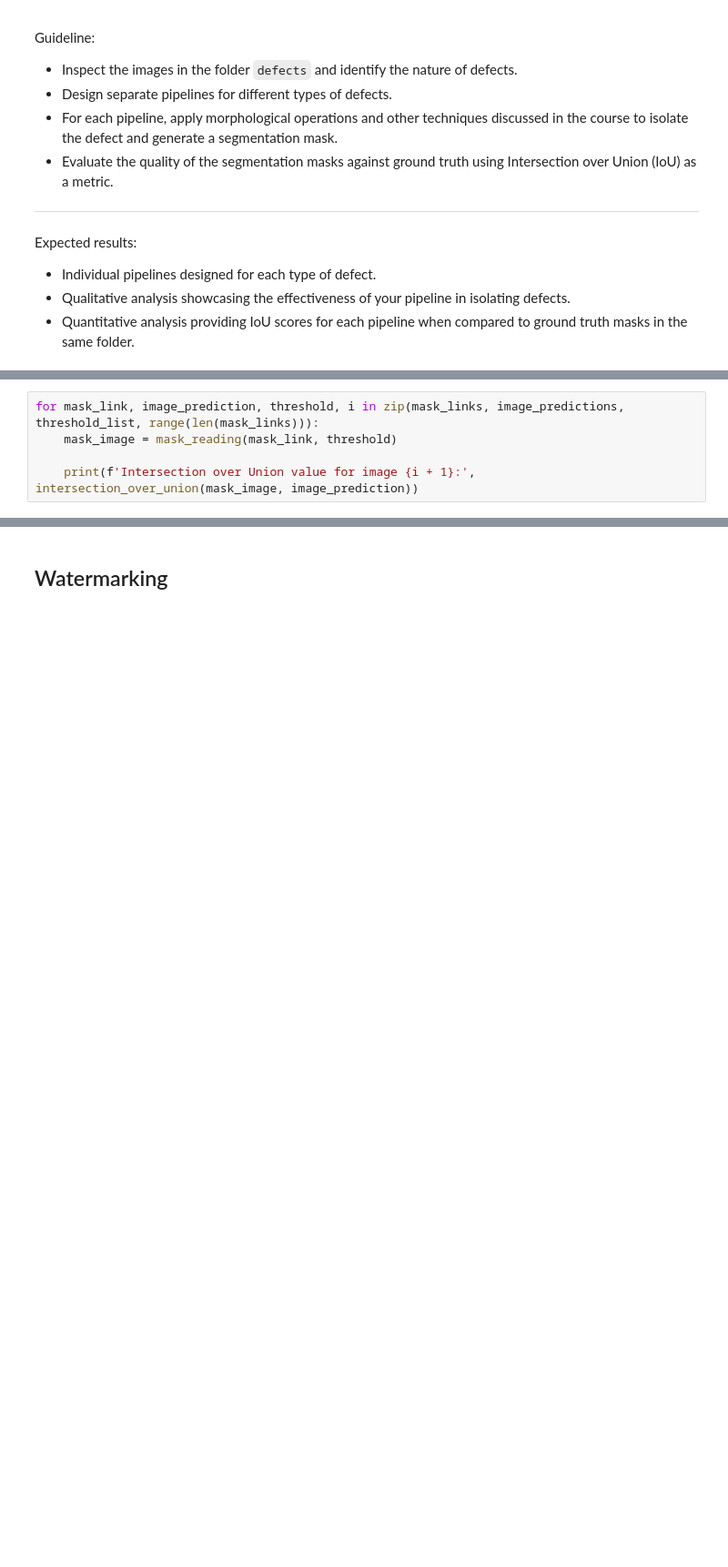
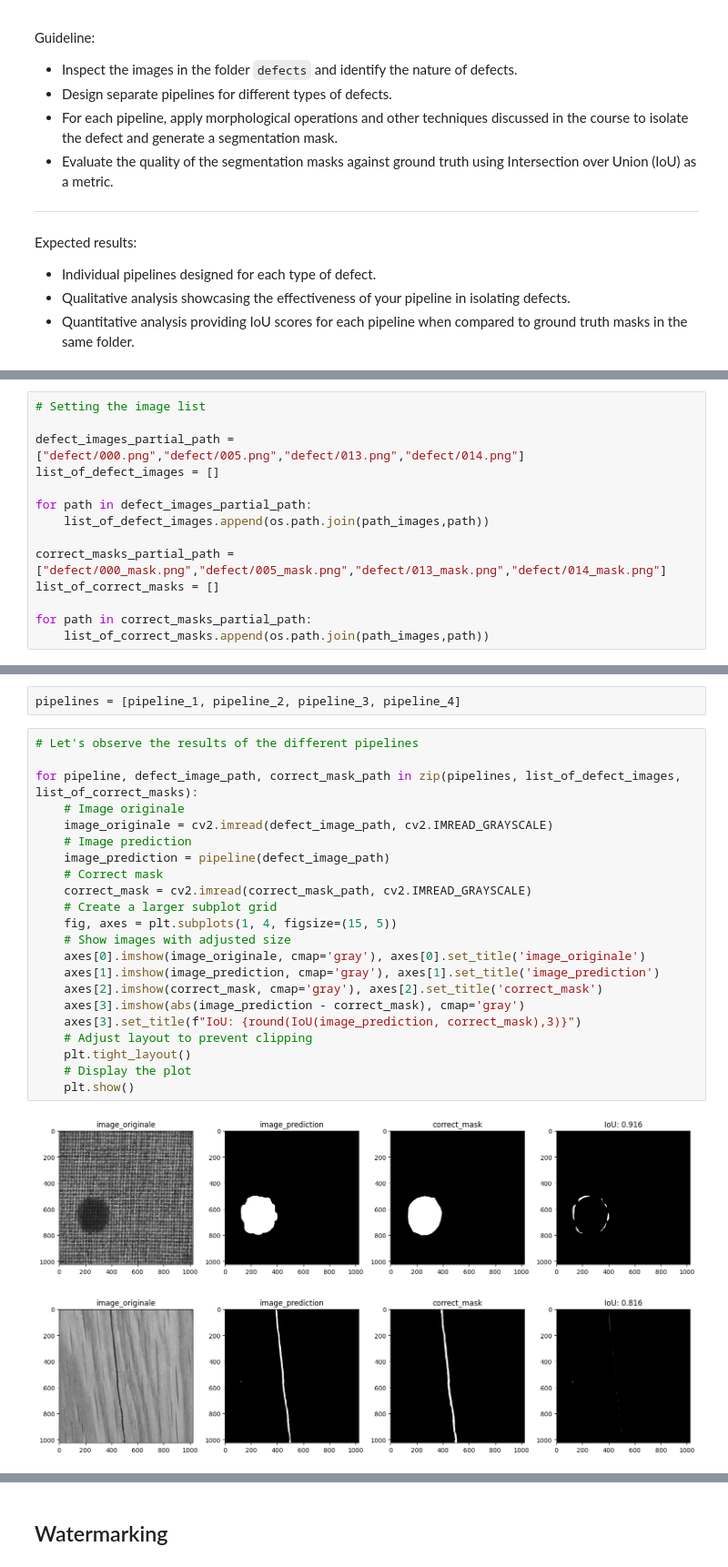
Before and after one commit to IvanGomez37/UAB23-Computer-Vision-Labs, a Jupyter notebook: Lab 2/Practicum_Fundamentals_CV_Students_Lab2.ipynb, the cells around one changed output, grey strips where cells are left out. Shown at 91% size. Drawn from its saved outputs; the diff is of its cells as text; blank space fills up the shorter version.

Commit message:
Defect detection with Morphological operations + Watermarking

```diff
--- a/Lab 2/Practicum_Fundamentals_CV_Students_Lab2.ipynb
+++ b/Lab 2/Practicum_Fundamentals_CV_Students_Lab2.ipynb
@@ -806,5 +525,0 @@ mask_links = [os.path.join(path_images, "defect/000_mask.png"),
-# %%
-for mask_link, image_prediction, threshold, i in zip(mask_links, image_predictions, threshold_list, range(len(mask_links))):
-    mask_image = mask_reading(mask_link, threshold)
-
-    print(f'Intersection over Union value for image {i + 1}:', intersection_over_union(mask_image, image_prediction))
@@ -815,0 +554,14 @@ Intersection over Union value for image 4: 0.9999999999543462
+# %%
+# Setting the image list
+
+defect_images_partial_path = ["defect/000.png","defect/005.png","defect/013.png","defect/014.png"]
+list_of_defect_images = []
+
+for path in defect_images_partial_path:
+    list_of_defect_images.append(os.path.join(path_images,path))
+
+correct_masks_partial_path = ["defect/000_mask.png","defect/005_mask.png","defect/013_mask.png","defect/014_mask.png"]
+list_of_correct_masks = []
+
+for path in correct_masks_partial_path:
+    list_of_correct_masks.append(os.path.join(path_images,path))
@@ -815,0 +645,27 @@ Intersection over Union value for image 4: 0.9999999999543462
+# %%
+pipelines = [pipeline_1, pipeline_2, pipeline_3, pipeline_4]
+# %%
+# Let's observe the results of the different pipelines
+
+for pipeline, defect_image_path, correct_mask_path in zip(pipelines, list_of_defect_images, list_of_correct_masks):
+    # Image originale
+    image_originale = cv2.imread(defect_image_path, cv2.IMREAD_GRAYSCALE)
+    # Image prediction
+    image_prediction = pipeline(defect_image_path)
+    # Correct mask
+    correct_mask = cv2.imread(correct_mask_path, cv2.IMREAD_GRAYSCALE)
+    # Create a larger subplot grid
+    fig, axes = plt.subplots(1, 4, figsize=(15, 5))
+    # Show images with adjusted size
+    axes[0].imshow(image_originale, cmap='gray'), axes[0].set_title('image_originale')
+    axes[1].imshow(image_prediction, cmap='gray'), axes[1].set_title('image_prediction')
+    axes[2].imshow(correct_mask, cmap='gray'), axes[2].set_title('correct_mask')
+    axes[3].imshow(abs(image_prediction - correct_mask), cmap='gray')
+    axes[3].set_title(f"IoU: {round(IoU(image_prediction, correct_mask),3)}")
+    # Adjust layout to prevent clipping
+    plt.tight_layout()
+    # Display the plot
+    plt.show()
+# %% [output]
+[figure, added]
+[figure, added]
```
Also changed, not shown: parts of 17 cells of this notebook, 3 other files.
